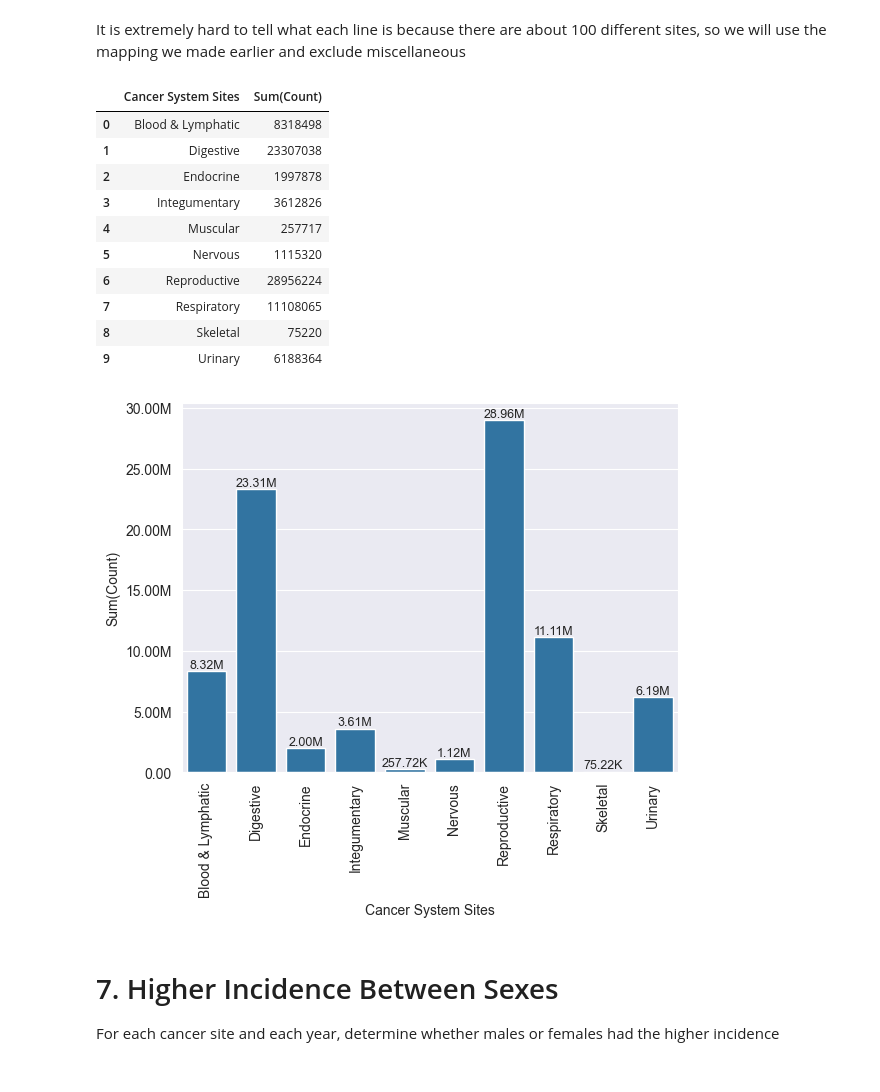
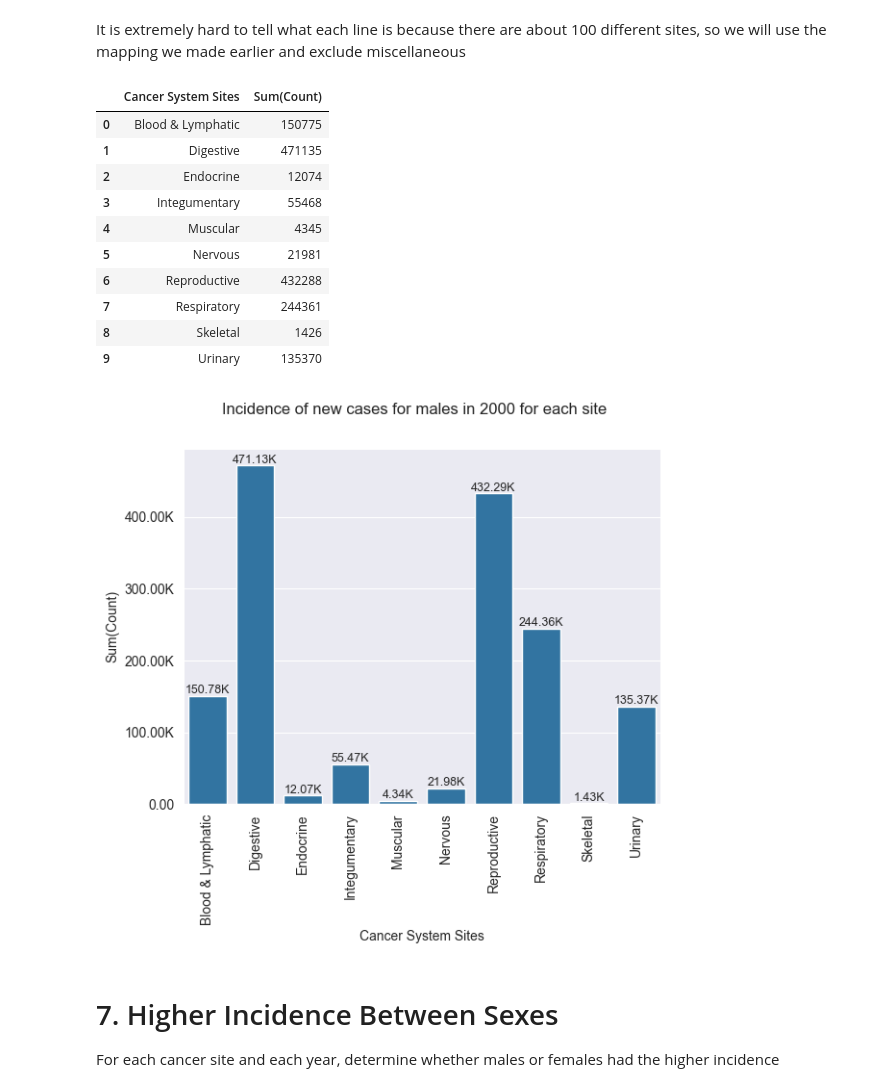
Before and after one commit to ipacheco9311/CS-577-07-Data-Science-Fall-2025, a Jupyter notebook: Assignments/Assignment1/src/assignment1-1.ipynb, the cells around one changed output. Cells and saved outputs as stored; diff of their text form; code cells hidden in the pictures.

```diff
--- a/Assignments/Assignment1/src/assignment1-1.ipynb
+++ b/Assignments/Assignment1/src/assignment1-1.ipynb
@@ -170,3 +171,19 @@ FORMATTER = FuncFormatter(custom_format)
+# %%
+PRESENTATIONS = ASSIGNMENT1.joinpath('presentations')
+
+def save_plot(fig, question_number):
+    """
+    Saves a matplotlib/seaborn figure with a unique filename
+    using question number + timestamp.
+
+    Args:
+        fig: The matplotlib figure object to save.
+        question_number: The question index/ID.
+    """
+    timestamp = datetime.now().strftime("%m-%d-%Y_%H-%M-%S")
+    file = f"plot_q{question_number}_{timestamp}.png"
+    path = PRESENTATIONS.joinpath(file)
+    fig.savefig(path, dpi=300, bbox_inches="tight")
 # %%
 SUM_COUNT = 'Sum(Count)'
 # %%
@@ -576,6 +580,8 @@ plot.ax_marg_x.remove()
 Create a bar plot with a bar for each individual cancer site (excluding the all-inclusive case), and bar length based on the incidence of new cases for males in the year 2000
 # %%
 sites_df = cancer_df[
+    (cancer_df[SEX] == MALE) &
+    (cancer_df[YEAR] == 2000) &
     (cancer_df[CANCER_SITES] != ALL_INVASIVE_CANCER_SITES_COMBINED)
 ].groupby([CANCER_SITES])[COUNT].sum().reset_index(name=SUM_COUNT)
 sites_df.head()
@@ -603,41 +611,46 @@ for bar in plot.patches:
 It is extremely hard to tell what each line is because there are about 100 different sites, so we will use the mapping we made earlier and exclude miscellaneous
 # %%
 system_sites_df = cancer_df[
+    (cancer_df[SEX] == MALE) &
+    (cancer_df[YEAR] == 2000) &
     (cancer_df[CANCER_SYSTEM_SITES] != MISC)
 ].groupby([CANCER_SYSTEM_SITES])[COUNT].sum().reset_index(name=SUM_COUNT)
 system_sites_df
 # %% [output]
 |  | Cancer System Sites | Sum(Count) |
-| 0 | Blood & Lymphatic | 8318498 |
-| 1 | Digestive | 23307038 |
-| 2 | Endocrine | 1997878 |
-| 3 | Integumentary | 3612826 |
-| 4 | Muscular | 257717 |
-| 5 | Nervous | 1115320 |
-| 6 | Reproductive | 28956224 |
-| 7 | Respiratory | 11108065 |
-| 8 | Skeletal | 75220 |
-| 9 | Urinary | 6188364 |
+| 0 | Blood & Lymphatic | 150775 |
+| 1 | Digestive | 471135 |
+| 2 | Endocrine | 12074 |
+| 3 | Integumentary | 55468 |
+| 4 | Muscular | 4345 |
+| 5 | Nervous | 21981 |
+| 6 | Reproductive | 432288 |
+| 7 | Respiratory | 244361 |
+| 8 | Skeletal | 1426 |
+| 9 | Urinary | 135370 |
 # %%
 plot = sns.barplot(data=system_sites_df,
                    x=CANCER_SYSTEM_SITES,
                    y=SUM_COUNT)
 
+plot.figure.suptitle('Incidence of new cases for males in 2000 for each site')
 plot.yaxis.set_major_formatter(FORMATTER)
 x_labels = plot.get_xticklabels()
 plot.set_xticklabels(x_labels, rotation=90)
 
 for bar in plot.patches:
     x = bar.get_x() + bar.get_width() / 2
     y = bar.get_height()
     plot.text(x=x,
               y=y,
               s=FORMATTER(y),
               ha='center',
               va='bottom',
               fontsize=9)
+
+save_plot(plot.figure, question_number=6)
 # %% [output]
-[figure, old version]
+[figure, new version]
 # %% [markdown]
 # 7. Higher Incidence Between Sexes
 
```
Also changed, not shown: parts of 15 cells of this notebook.
